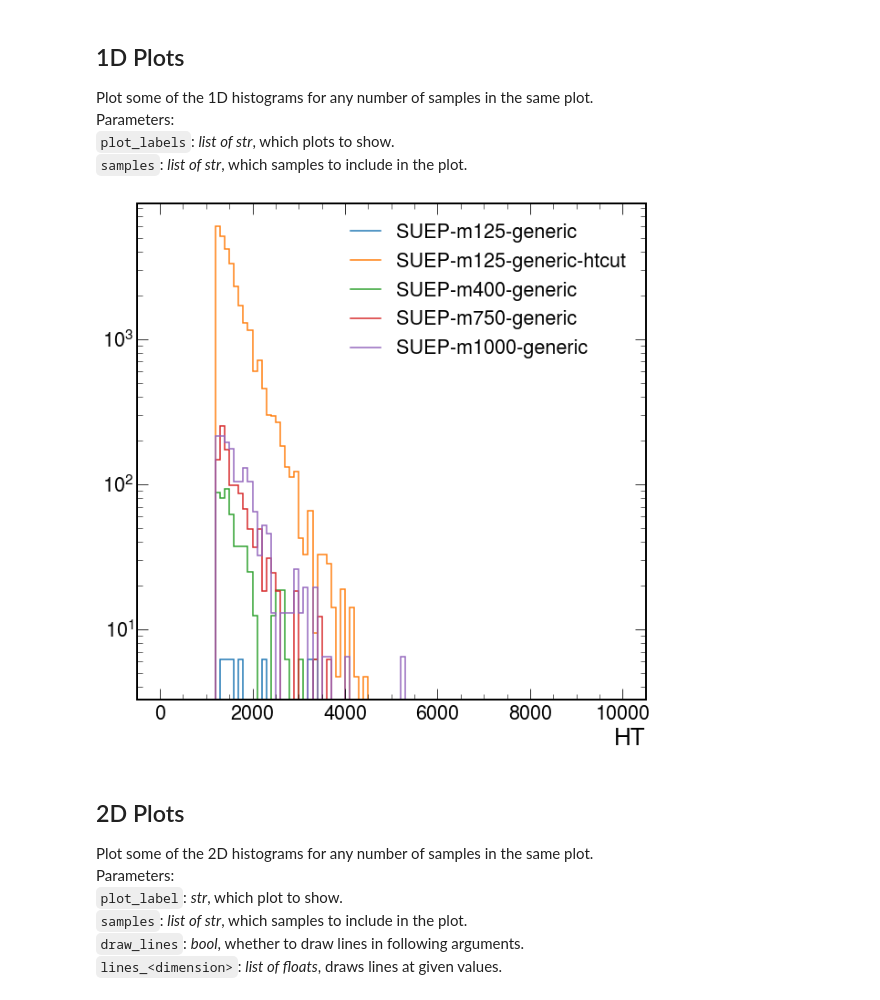
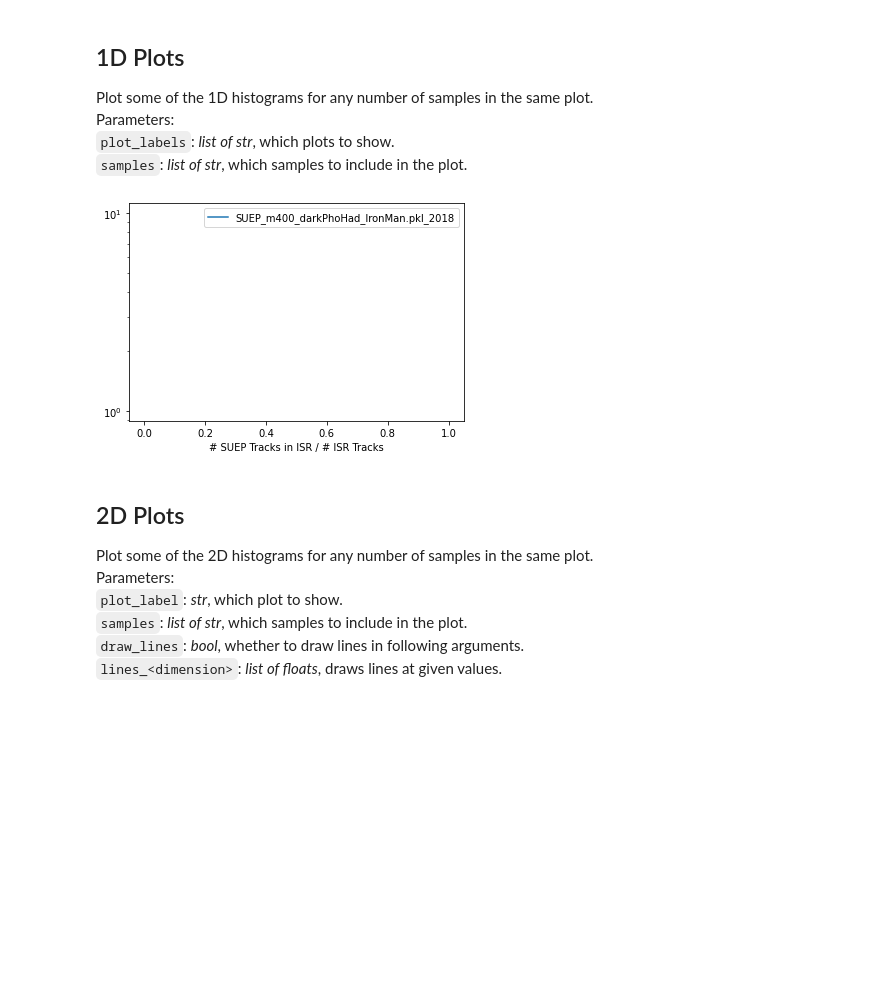
Before and after one commit to SUEPPhysics/SUEPCoffea_dask, a Jupyter notebook: plotting/plot.ipynb, the cells around one changed output. Drawn from its saved outputs; the diff is of its cells as text; code cells hidden in the pictures; blank space fills up the shorter version.

```diff
--- a/plotting/plot.ipynb
+++ b/plotting/plot.ipynb
@@ -25,8 +25,8 @@ The following couple cells define the input and output directories, and load in
 `file_ext`: _str_, see above.<br>
 # %%
 # parameters
-output_label = '/home/submit/lavezzo/public_html/SUEP/analysis/7_12/'
-file_ext = '.png'
+output_label = "results/"
+file_ext = ".png"
 # %% [markdown]
 The `plots` dictionary is used to store all the plots imported from the pickle files. Dimensions: (sample) x (plot label) <br>
 The `loader` function in `plot_utils.py` automatically merges all the QCD HT and QCD pT bins into one sample ('QCD_HT' and 'QCD_Pt'), applies the lumis, and excludes some of the low QCD bins.<br>
@@ -40,18 +40,30 @@ if not os.path.isdir(output_label):
 # dimensions: (sample) x (plot label)
 
 # input .pkl files
-plotDir = '/work/submit/{}/SUEP/outputs/'.format(os.environ['USER'])
-infile_names = glob.glob(plotDir+'*.pkl')
+plotDir = "results/"
+infile_names = glob.glob(plotDir + "*.pkl")
 
-offline_files_2018 = [f for f in infile_names if "7_12.pkl" in f and ('20UL18' in f or 'Run2018' in f)]
+offline_files_2018 = [
+    f for f in infile_names if "7_12.pkl" in f and ("20UL18" in f or "Run2018" in f)
+]
+offline_files_2018 = [
+    f for f in infile_names if ".pkl"
+]
 plots_2018 = loader(offline_files_2018)
-offline_files_2017 = [f for f in infile_names if "7_12.pkl" in f and ('20UL17' in f or 'Run2017' in f)]
+offline_files_2017 = [
+    f for f in infile_names if "7_12.pkl" in f and ("20UL17" in f or "Run2017" in f)
+]
 plots_2017 = loader(offline_files_2017)
-offline_files_2016 = [f for f in infile_names if "7_12.pkl" in f and ('20UL16' in f or 'Run2016' in f)]
+offline_files_2016 = [
+    f for f in infile_names if "7_12.pkl" in f and ("20UL16" in f or "Run2016" in f)
+]
 plots_2016 = loader(offline_files_2016)
 
 # put everything in one dictionary
 plots = {}
-for key in plots_2018.keys(): plots[key+"_2018"] = plots_2018[key]
-for key in plots_2017.keys(): plots[key+"_2017"] = plots_2017[key]
-for key in plots_2016.keys(): plots[key+"_2016"] = plots_2016[key]
+for key in plots_2018.keys():
+    plots[key + "_2018"] = plots_2018[key]
+for key in plots_2017.keys():
+    plots[key + "_2017"] = plots_2017[key]
+for key in plots_2016.keys():
+    plots[key + "_2016"] = plots_2016[key]
@@ -84,28 +83,31 @@ Parameters:<br>
 `plot_labels`: _list of str_, which plots to show.<br>
 `samples`: _list of str_, which samples to include in the plot.
 # %%
-plot_labels = ['ISR_contamination_Cluster']
-#samples = ['QCD_HT']
-samples = ['SUEP-m125-generic', 'SUEP-m125-generic-htcut', 'SUEP-m400-generic', 'SUEP-m750-generic', 'SUEP-m1000-generic']
+plot_labels = ["ISR_contamination_Cluster"]
+# samples = ['QCD_HT']
+samples = [
+    "SUEP_m400_darkPhoHad_IronMan.pkl_2018"
+]
 density = False
 
 for plot_label in plot_labels:
     for sample in samples:
         h = plots[sample][plot_label]
-        if density: h = h/h.sum().value
+        if density:
+            h = h / h.sum().value
         hep.histplot(h, yerr=False, label=sample)
 
     # tweak these by hand, as needed
     # plt.ylim(1e4,1e6)
     # plt.xlim(0,150)
     plt.legend()
     plt.yscale("log")
 
     # save and show
-    plt.savefig(output_label + plot_label + file_ext, bbox_inches='tight')
+    plt.savefig(output_label + plot_label + file_ext, bbox_inches="tight")
     plt.show()
 # %% [output]
-[figure, old version]
+[figure, new version]
 # %% [markdown]
 ## 2D Plots
 Plot some of the 2D histograms for any number of samples in the same plot.<br>
```
Also changed, not shown: parts of 23 cells of this notebook, 30 other files.
